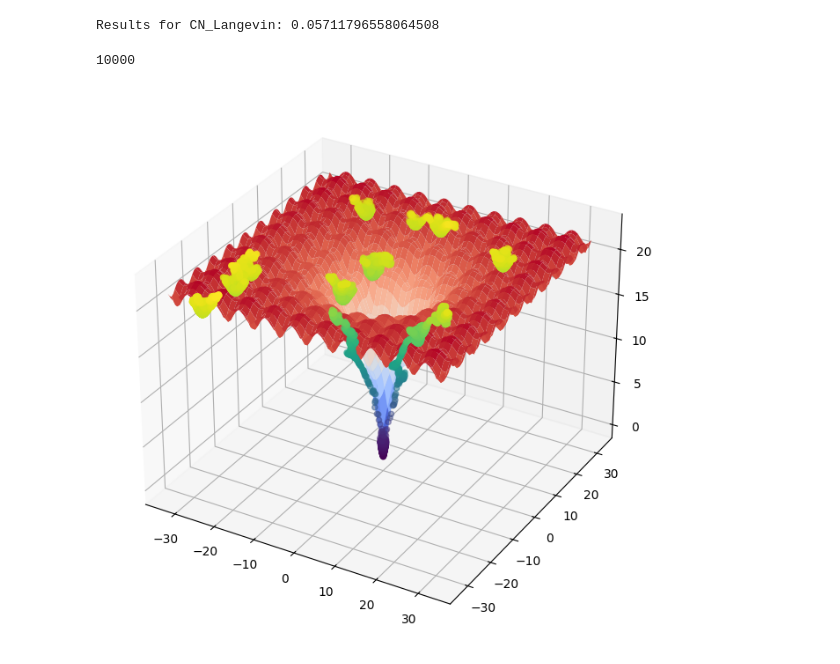
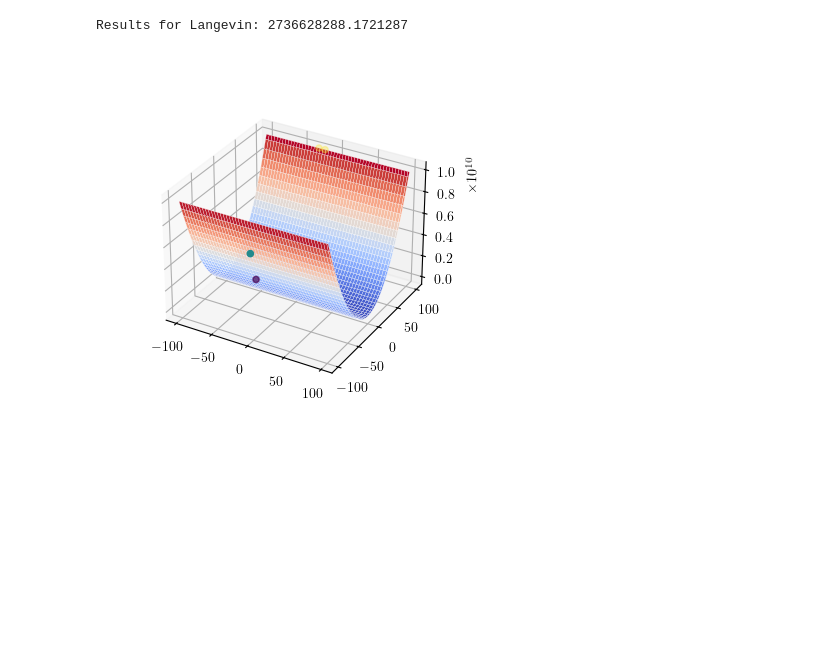
Before and after one commit to gaetanserre/GOB, a Jupyter notebook: visual_exp.ipynb, the cells around one changed output. Drawn from its saved outputs; the diff is of its cells as text; code cells hidden in the pictures; blank space fills up the shorter version.

Commit message:
exp langevin vs sbs

```diff
--- a/visual_exp.ipynb
+++ b/visual_exp.ipynb
@@ -3,6 +3,8 @@ import numpy as np
 import matplotlib.pyplot as plt
 from gob.benchmarks import *
 from gob.optimizers import *
+import matplotlib
+matplotlib.rcParams.update({"text.usetex": True})
 # %%
 class VisualWrapper:
   def __init__(self, func):
@@ -26,32 +28,27 @@ class VisualWrapper:
     xx, yy = np.meshgrid(np.linspace(x_min, x_max, 100), np.linspace(y_min, y_max, 100))
     zz = np.array([[self.func(np.array([x, y])) for x in np.linspace(x_min, x_max, 100)] for y in np.linspace(y_min, y_max, 100)])
 
-    _ = plt.figure(figsize=(8, 8))
+    _ = plt.figure(1)
     ax = plt.axes(projection="3d", computed_zorder=False)
-    ax.plot_surface(xx, yy, zz, cmap="coolwarm", zorder=0, antialiased=True)
+    ax.plot_surface(xx, yy, zz, linewidth=0.2, edgecolors="white", cmap="coolwarm", zorder=0)
 
     samples = np.array(self.samples)
     values = np.array(self.values)
     ax.scatter(samples[:, 0], samples[:, 1], values, c=values, cmap="viridis", zorder=1)
+    ax.set_box_aspect(None, zoom=0.8)
 # %%
-f = VisualWrapper(Ackley())
+f = VisualWrapper(Bentcigar())
 
-bounds = create_bounds(3, -32, 32)
-n_particles = 10
-iter = 1000
+bounds = f.visual_bounds
+n_particles = 150
+iter = 300
 sigma = 1 / n_particles**2
 verbose = False
 
-opt = CN_Langevin(bounds=bounds, n_particles=n_particles, iter=iter, verbose=verbose)
+opt = Langevin(bounds=bounds, n_particles=n_particles, iter=iter, verbose=verbose)
 res = opt.minimize(f)
 print(f"Results for {opt}: {res[1]}")
+f.visualize()
 # %% [output]
-Results for CN_Langevin: 0.05711796558064508
+Results for Langevin: 2736628288.1721287
+[figure, added]
-# %%
-len(f.samples)
-# %% [output]
-10000
-# %%
-f.visualize()
-# %% [output]
-[figure, removed]
```
Also changed, not shown: 13 other files.
